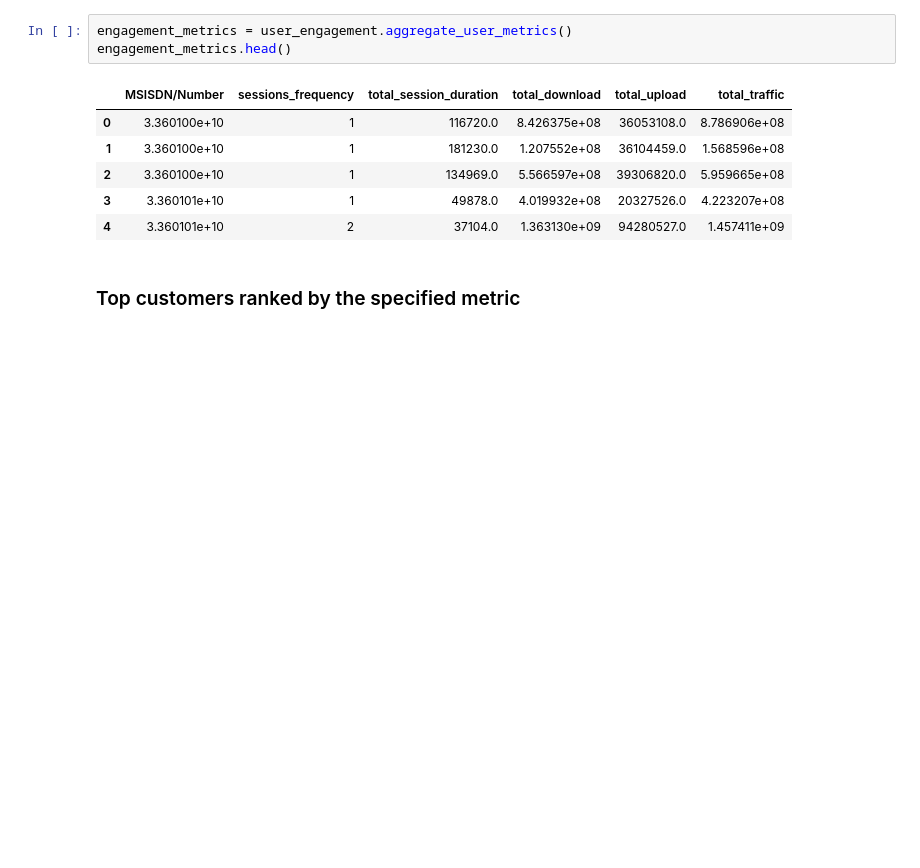
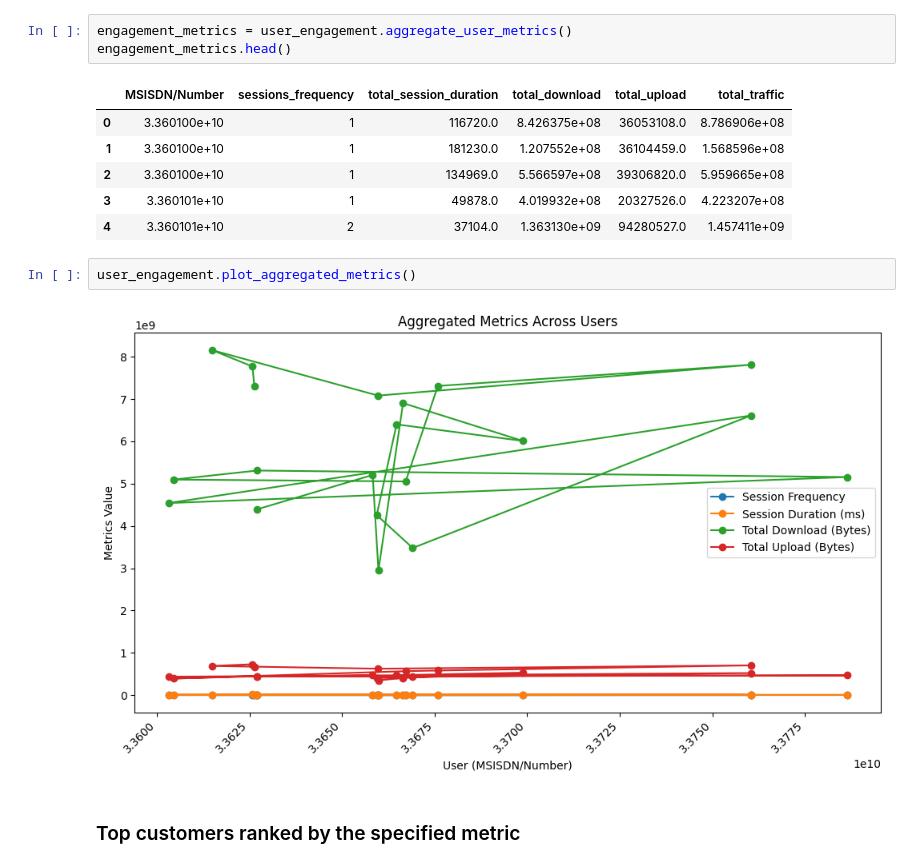
Before and after one commit to fsefu/customer-insights-analytics, a Jupyter notebook: notebooks/engagement_analysis.ipynb, the cells around one changed output. Cells and saved outputs as stored; diff of their text form; blank space fills up the shorter version.

```diff
--- a/notebooks/engagement_analysis.ipynb
+++ b/notebooks/engagement_analysis.ipynb
@@ -77,6 +77,10 @@ engagement_metrics.head()
 | 2 | 3.360100e+10 | 1 | 134969.0 | 5.566597e+08 | 39306820.0 | 5.959665e+08 |
 | 3 | 3.360101e+10 | 1 | 49878.0 | 4.019932e+08 | 20327526.0 | 4.223207e+08 |
 | 4 | 3.360101e+10 | 2 | 37104.0 | 1.363130e+09 | 94280527.0 | 1.457411e+09 |
+# %%
+user_engagement.plot_aggregated_metrics()
+# %% [output]
+[figure, added]
 # %% [markdown]
 ### Top customers ranked by the specified metric
 # %%
```
Also changed, not shown: parts of 2 cells of this notebook, 2 other files.
